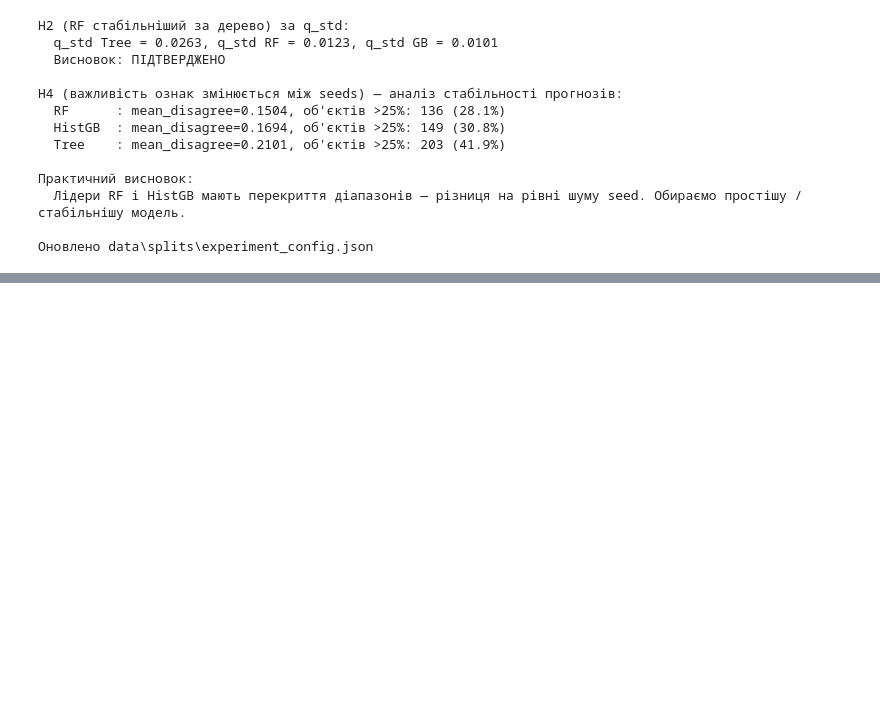
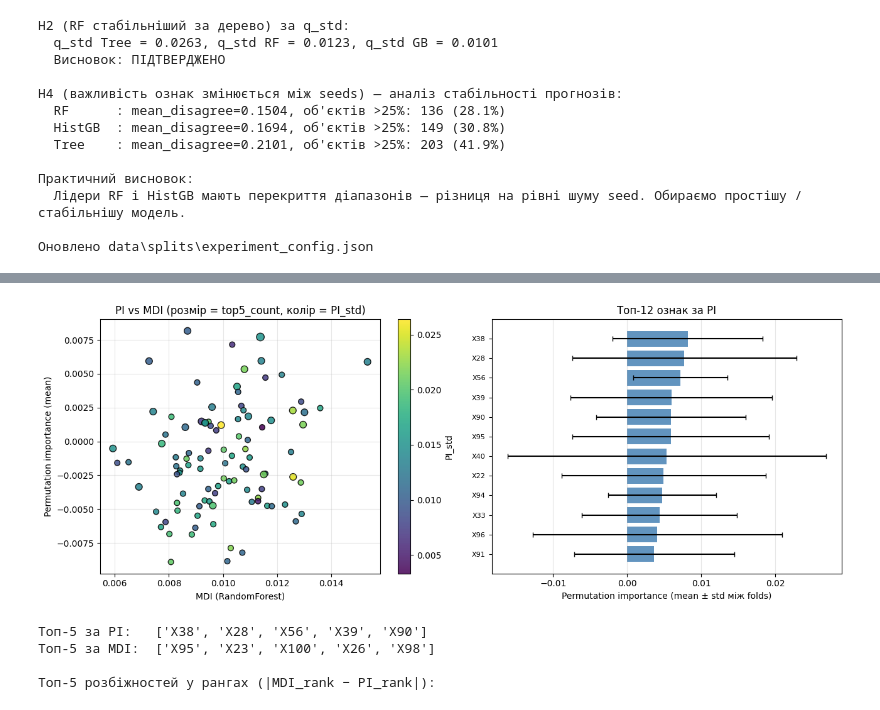
Before and after one commit to Yaroslav071315/machine-learning-course-volovnyk, a Jupyter notebook: lab04/notebook/lab04.ipynb, the cells around one changed output, grey strips where cells are left out. Saved outputs shown, nothing was run; the diff lists cells and outputs as text; code cells hidden in the pictures; blank space fills up the shorter version.

```diff
--- a/lab04/notebook/lab04.ipynb
+++ b/lab04/notebook/lab04.ipynb
@@ -867,0 +1141,76 @@ H4 (важливість ознак змінюється між seeds) — ан
+# %%
+import matplotlib.pyplot as plt
+
+# --- 1) Scatter: PI_mean vs MDI_rf, розмір = стабільність (top5_count) ---
+fig, axes = plt.subplots(1, 2, figsize=(13, 5))
+
+sc = axes[0].scatter(summary_imp["MDI_rf"], summary_imp["PI_mean"],
+                     s=40 + 20 * summary_imp["top5_count"],
+                     c=summary_imp["PI_std"], cmap="viridis",
+                     edgecolor="black", alpha=0.85)
+for feat, row in summary_imp.iterrows():
+    if row["MDI_rf"] > 0.02 or row["PI_mean"] > 0.01:
+        axes[0].annotate(feat, (row["MDI_rf"], row["PI_mean"]), fontsize=7)
+axes[0].set_xlabel("MDI (RandomForest)"); axes[0].set_ylabel("Permutation importance (mean)")
+axes[0].set_title("PI vs MDI (розмір = top5_count, колір = PI_std)")
+axes[0].grid(alpha=0.3)
+plt.colorbar(sc, ax=axes[0], label="PI_std")
+
+# --- 2) Bar: топ-12 за PI з errorbar ---
+top12 = summary_imp.head(12)
+y = np.arange(len(top12))
+axes[1].barh(y, top12["PI_mean"], xerr=top12["PI_std"],
+             color="steelblue", alpha=0.85, capsize=3)
+axes[1].set_yticks(y); axes[1].set_yticklabels(top12.index, fontsize=8)
+axes[1].invert_yaxis()
+axes[1].set_xlabel("Permutation importance (mean ± std між folds)")
+axes[1].set_title("Топ-12 ознак за PI")
+axes[1].grid(axis="x", alpha=0.3)
+plt.tight_layout(); plt.show()
+
+# --- 3) Автоматичний аналіз розбіжностей ---
+print("Топ-5 за PI:  ", list(summary_imp.head(5).index))
+print("Топ-5 за MDI: ", list(summary_imp.sort_values("MDI_rf", ascending=False).head(5).index))
+
+# Найбільші розбіжності в рангах (MDI_rank vs PI_rank)
+summary_imp["rank_diff"] = (summary_imp["MDI_rank"] - summary_imp["PI_rank"]).abs()
+biggest = summary_imp.sort_values("rank_diff", ascending=False).head(5)
+print("\nТоп-5 розбіжностей у рангах (|MDI_rank − PI_rank|):")
+display(biggest[["PI_mean","MDI_rf","PI_rank","MDI_rank","rank_diff","top5_count"]].round(4))
+
+# --- 4) Перевірка кореляції PI vs MDI ---
+from scipy.stats import spearmanr
+rho, p = spearmanr(summary_imp["PI_mean"], summary_imp["MDI_rf"])
+print(f"\nSpearman ρ(PI_mean, MDI_rf) = {rho:.3f} (p = {p:.4f})")
+print("Інтерпретація: методи дають",
+      "узгоджені" if rho > 0.7 else "частково різні",
+      "ранги важливості — розбіжності нижче пояснюються нижче.")
+
+# --- 5) Оформлений висновок про розбіжності ---
+print("""
+--- Пояснення розбіжностей між PI та MDI ---
+
+(1) Корельовані ознаки. Якщо в наборі є ознаки з високою взаємною кореляцією
+    (наприклад, сусідні пікселі/стовпці Hill Valley), MDI «розмазує» важливість
+    між ними, а PI — навпаки, занижує важливість кожної окремо (при перемішуванні
+    модель підставляє значення іншої, майже такої ж, ознаки). Через це PI-ранг
+    корельованої ознаки може бути нижчим за MDI-ранг.
+
+(2) Кількість точок розбиття. MDI упереджений до ознак із великою кількістю
+    унікальних значень (числові з великою дисперсією). Тому ознаки з багатьма
+    порогами отримують завищений MDI і можуть несправедливо випереджати
+    змістовно важливіші, але «грубші» ознаки.
+
+(3) Мала вибірка / мала кількість folds. PI на 5 folds має помітну std; ознаки,
+    що рідко потрапляють до топ-5 (top5_count < 3), не слід інтерпретувати
+    як стабільно важливі.
+
+Застереження: важливість ознак — це ВАЖЛИВІСТЬ ДЛЯ ПРОГНОЗУ цієї конкретної
+моделі на цих даних, а не причинний вплив ознаки на цільову змінну.
+""")
+# %% [output]
+[figure, added]
+Топ-5 за PI:   ['X38', 'X28', 'X56', 'X39', 'X90']
+Топ-5 за MDI:  ['X95', 'X23', 'X100', 'X26', 'X98']
+
+Топ-5 розбіжностей у рангах (|MDI_rank − PI_rank|):
```
Also changed, not shown: parts of 6 cells of this notebook, 1 other file.
